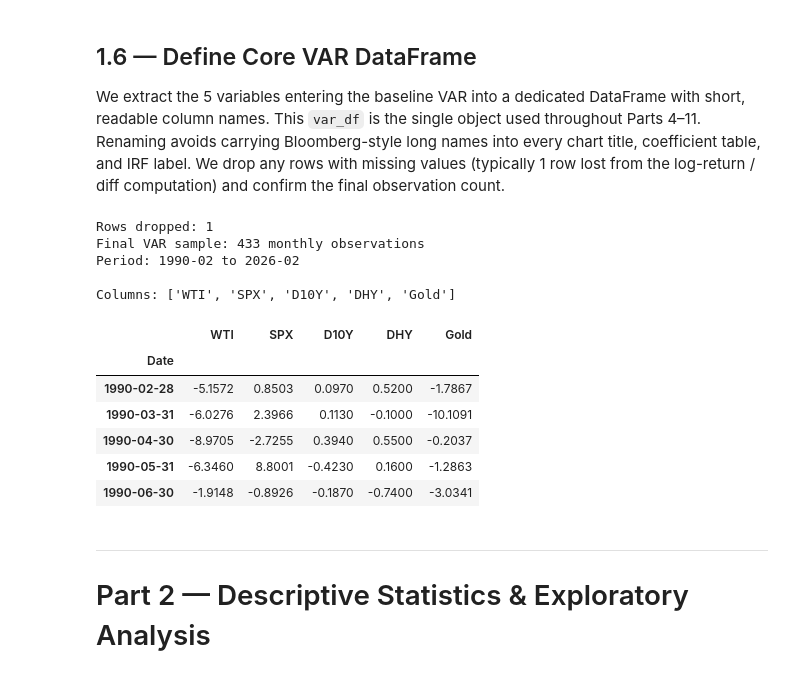
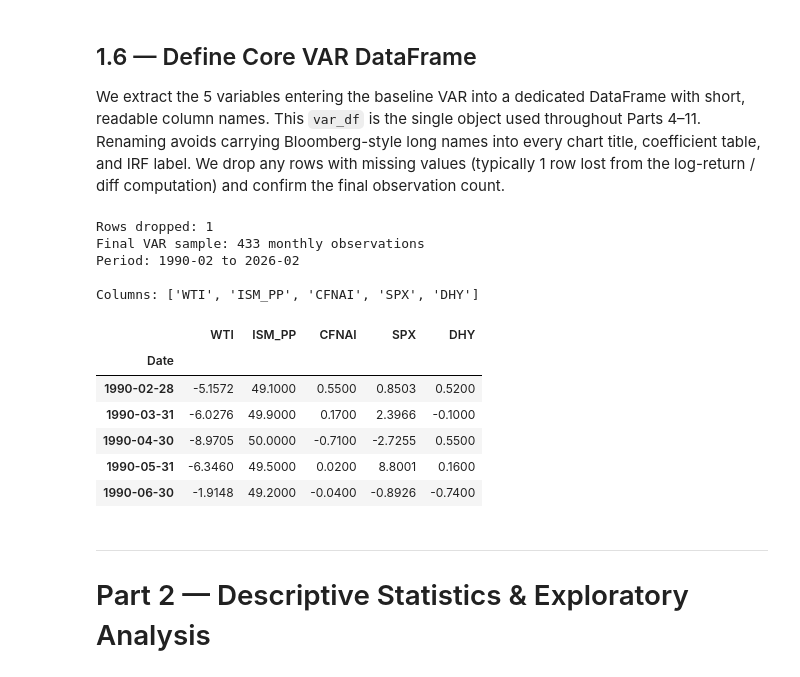
Before and after one commit to Altankaragulle/EMIF_Project_Oil, a Jupyter notebook: EMIF_Oil_Shock_Project.ipynb, the cells around one changed output. Cells and saved outputs as stored; diff of their text form; code cells hidden in the pictures.

```diff
--- a/EMIF_Oil_Shock_Project.ipynb
+++ b/EMIF_Oil_Shock_Project.ipynb
@@ -322,38 +326,38 @@ We extract the 5 variables entering the baseline VAR into a dedicated DataFrame
 # %%
 # Define the 5 core VAR variables with clean short names
 var_df = analysis_df[[
     "r_WTI futures",
+    "Manufacturing ISM - Price Paid",
+    "CFNAI Index",
     "r_S&P500",
-    "d_US 10-year Rate",
-    "d_High yield index yield to worst",
-    "r_Gold"
+    "d_High yield index yield to worst"
 ]].copy()
 
-var_df.columns = ["WTI", "SPX", "D10Y", "DHY", "Gold"]
+var_df.columns = ["WTI", "ISM_PP", "CFNAI", "SPX", "DHY"]
 
 # Drop rows with any NaN (first row lost from return/diff computation)
 rows_before = len(var_df)
 var_df = var_df.dropna()
 rows_after = len(var_df)
 
 print(f"Rows dropped: {rows_before - rows_after}")
 print(f"Final VAR sample: {rows_after} monthly observations")
 print(f"Period: {var_df.index.min().strftime('%Y-%m')} to {var_df.index.max().strftime('%Y-%m')}")
 print(f"\nColumns: {list(var_df.columns)}")
 var_df.head()
 # %% [output]
 Rows dropped: 1
 Final VAR sample: 433 monthly observations
 Period: 1990-02 to 2026-02
 
-Columns: ['WTI', 'SPX', 'D10Y', 'DHY', 'Gold']
+Columns: ['WTI', 'ISM_PP', 'CFNAI', 'SPX', 'DHY']
-|  | WTI | SPX | D10Y | DHY | Gold |
+|  | WTI | ISM_PP | CFNAI | SPX | DHY |
 | Date |  |  |  |  |  |
-| 1990-02-28 | -5.1572 | 0.8503 | 0.0970 | 0.5200 | -1.7867 |
-| 1990-03-31 | -6.0276 | 2.3966 | 0.1130 | -0.1000 | -10.1091 |
-| 1990-04-30 | -8.9705 | -2.7255 | 0.3940 | 0.5500 | -0.2037 |
-| 1990-05-31 | -6.3460 | 8.8001 | -0.4230 | 0.1600 | -1.2863 |
-| 1990-06-30 | -1.9148 | -0.8926 | -0.1870 | -0.7400 | -3.0341 |
+| 1990-02-28 | -5.1572 | 49.1000 | 0.5500 | 0.8503 | 0.5200 |
+| 1990-03-31 | -6.0276 | 49.9000 | 0.1700 | 2.3966 | -0.1000 |
+| 1990-04-30 | -8.9705 | 50.0000 | -0.7100 | -2.7255 | 0.5500 |
+| 1990-05-31 | -6.3460 | 49.5000 | 0.0200 | 8.8001 | 0.1600 |
+| 1990-06-30 | -1.9148 | 49.2000 | -0.0400 | -0.8926 | -0.7400 |
 # %% [markdown]
 ---
 
```
Also changed, not shown: parts of 56 cells of this notebook, 2 other files.
